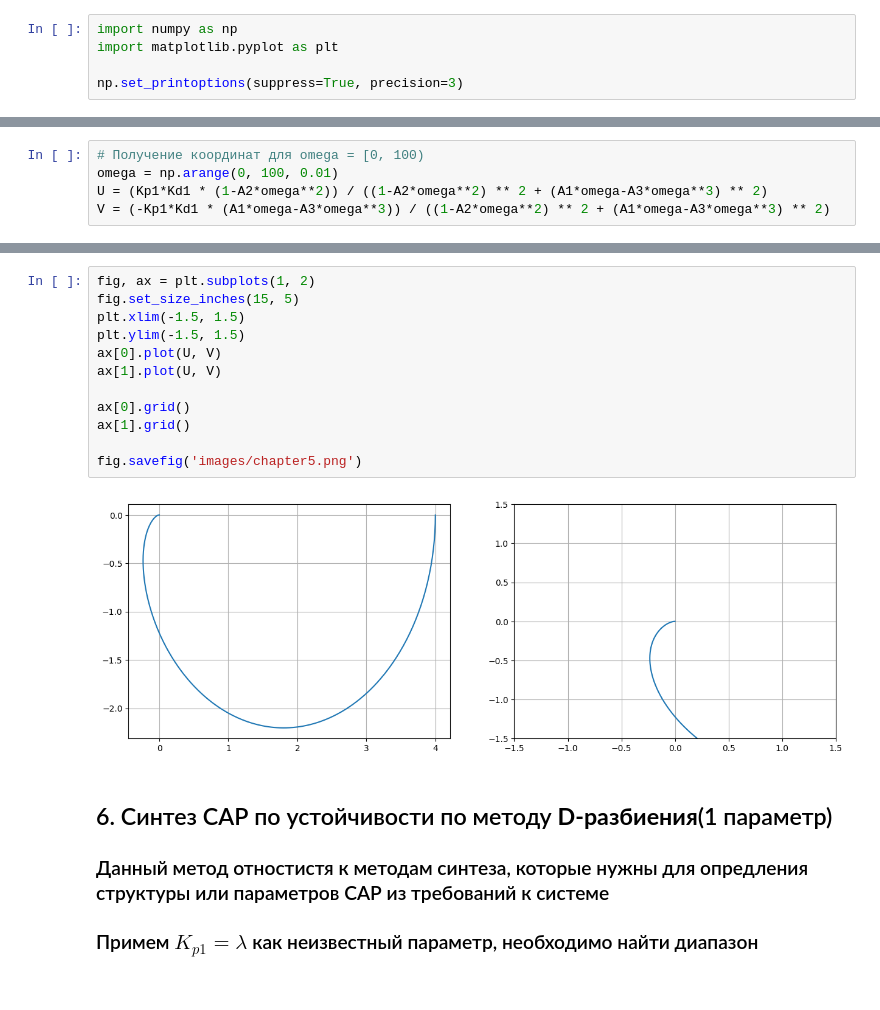
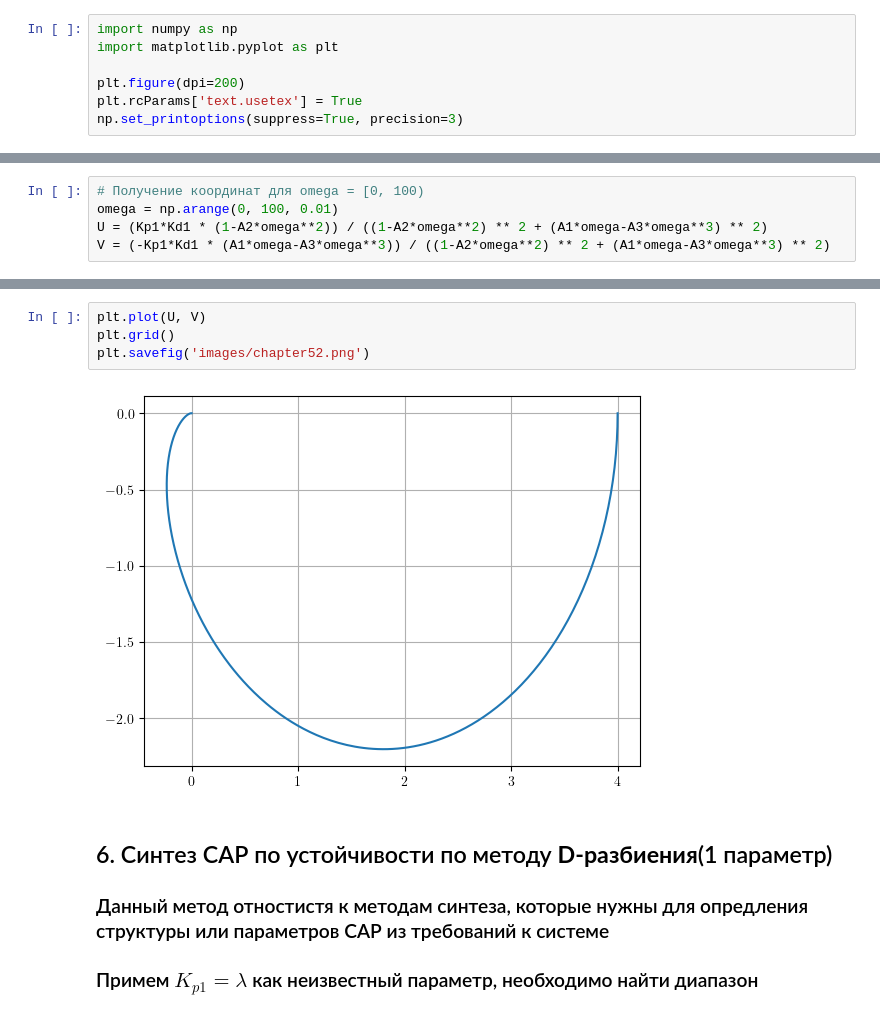
Before and after one commit to Alsius23/Assessment-of-sustainability, a Jupyter notebook: src/research.ipynb, the cells around one changed output, grey strips where cells are left out. Saved outputs shown, nothing was run; the diff lists cells and outputs as text; blank space fills up the shorter version.

```diff
--- a/src/research.ipynb
+++ b/src/research.ipynb
@@ -4,4 +4,6 @@
 import numpy as np
 import matplotlib.pyplot as plt
 
+plt.figure(dpi=200)
+plt.rcParams['text.usetex'] = True
 np.set_printoptions(suppress=True, precision=3)
@@ -295,17 +343,9 @@ V = (-Kp1*Kd1 * (A1*omega-A3*omega**3)) / ((1-A2*omega**2) ** 2 + (A1*omega-A3*o
 # %%
-fig, ax = plt.subplots(1, 2)
-fig.set_size_inches(15, 5)
-plt.xlim(-1.5, 1.5)
-plt.ylim(-1.5, 1.5)
-ax[0].plot(U, V)
-ax[1].plot(U, V)
-
-ax[0].grid()
-ax[1].grid()
-
-fig.savefig('images/chapter5.png')
+plt.plot(U, V)
+plt.grid()
+plt.savefig('images/chapter52.png')
 # %% [output]
-[figure, old version]
+[figure, new version]
 # %% [markdown]
 ## 6. Синтез САР по устойчивости по методу **D-разбиения**(1 параметр)
 ### Данный метод отностистя к методам синтеза, которые нужны для опредления структуры или параметров САР из требований к системе
```
Also changed, not shown: parts of 11 cells of this notebook, 1 other file.
